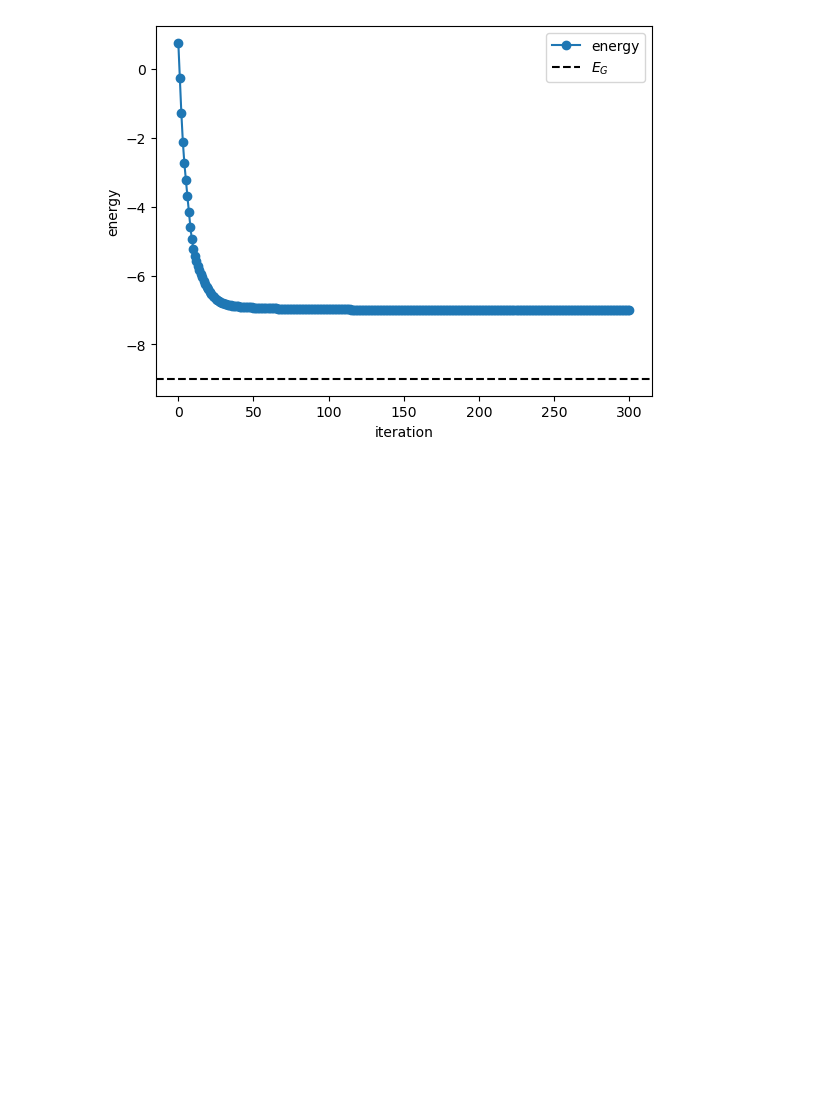
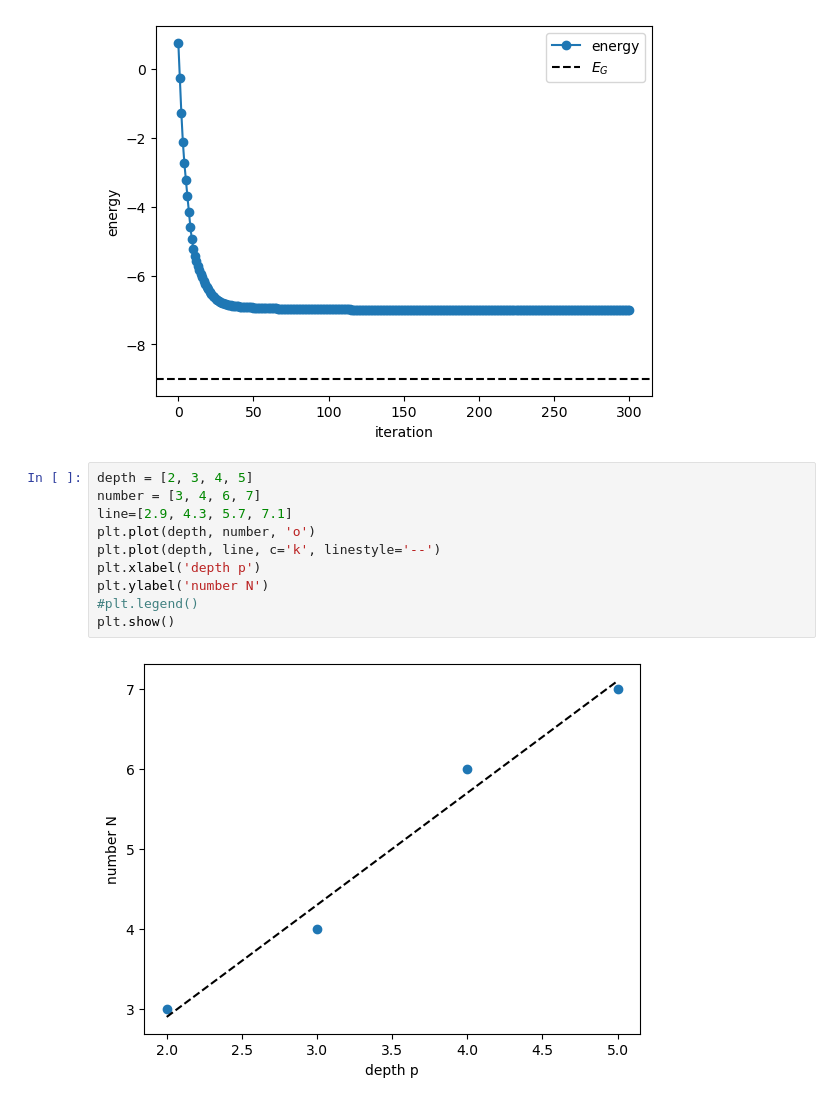
Before and after one commit to chanung-park/2023domino, a Jupyter notebook: Z2.ipynb, the cells around one changed output. Cells and saved outputs as stored; diff of their text form; blank space fills up the shorter version.

Commit message:
with varying depth

```diff
--- a/Z2.ipynb
+++ b/Z2.ipynb
@@ -636,3 +636,15 @@ plt.legend()
 # %% [output]
 <matplotlib.legend.Legend at 0x...>
 [figure]
+# %%
+depth = [2, 3, 4, 5]
+number = [3, 4, 6, 7]
+line=[2.9, 4.3, 5.7, 7.1]
+plt.plot(depth, number, 'o')
+plt.plot(depth, line, c='k', linestyle='--')
+plt.xlabel('depth p')
+plt.ylabel('number N')
+#plt.legend()
+plt.show()
+# %% [output]
+[figure, added]
```
